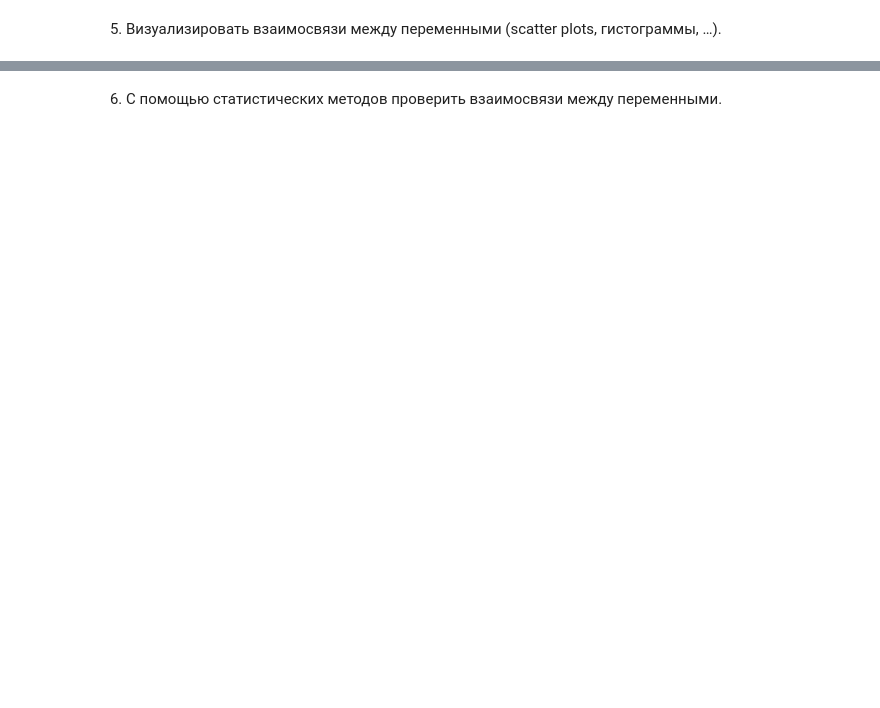
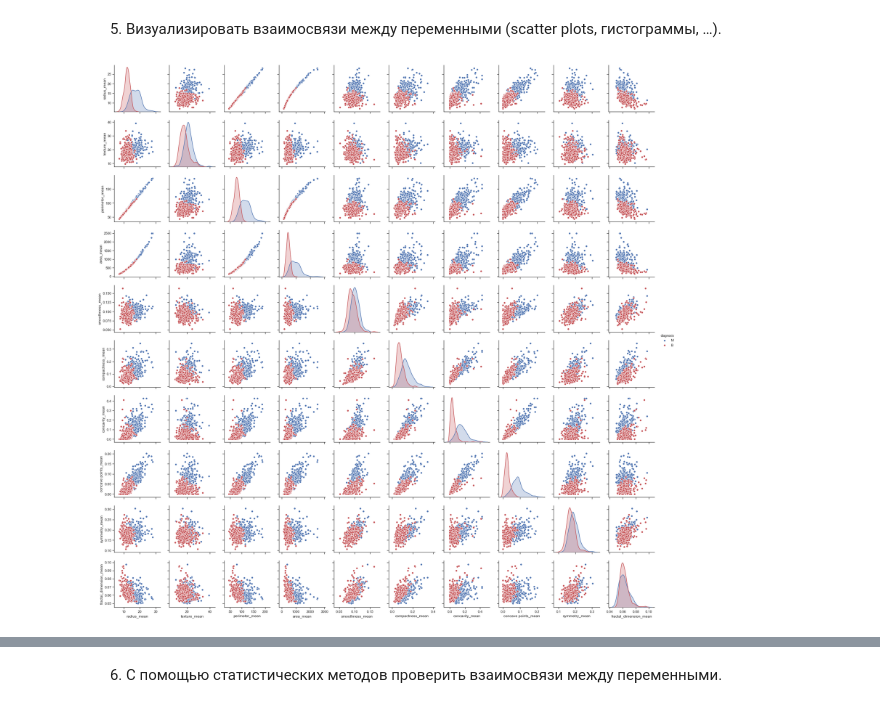
Before and after one commit to aksaxir/data_science, a Jupyter notebook: netology_FE/data_preprocessing_final.ipynb, the cells around one changed output, grey strips where cells are left out. Cells and saved outputs as stored; diff of their text form; code cells hidden in the pictures; blank space fills up the shorter version.

```diff
--- a/netology_FE/data_preprocessing_final.ipynb
+++ b/netology_FE/data_preprocessing_final.ipynb
@@ -35,0 +137,8 @@ Name: diagnosis, dtype: int64
+# %%
+attributes = ['diagnosis','radius_mean','texture_mean','perimeter_mean','area_mean','smoothness_mean','compactness_mean','concavity_mean','concave points_mean','symmetry_mean','fractal_dimension_mean']
+
+sns.set(style='ticks')
+sns.pairplot(breasts[attributes], palette=('b', 'r'), hue = 'diagnosis')
+plt.show()
+# %% [output]
+[figure, added]
```
Also changed, not shown: parts of 49 cells of this notebook.
